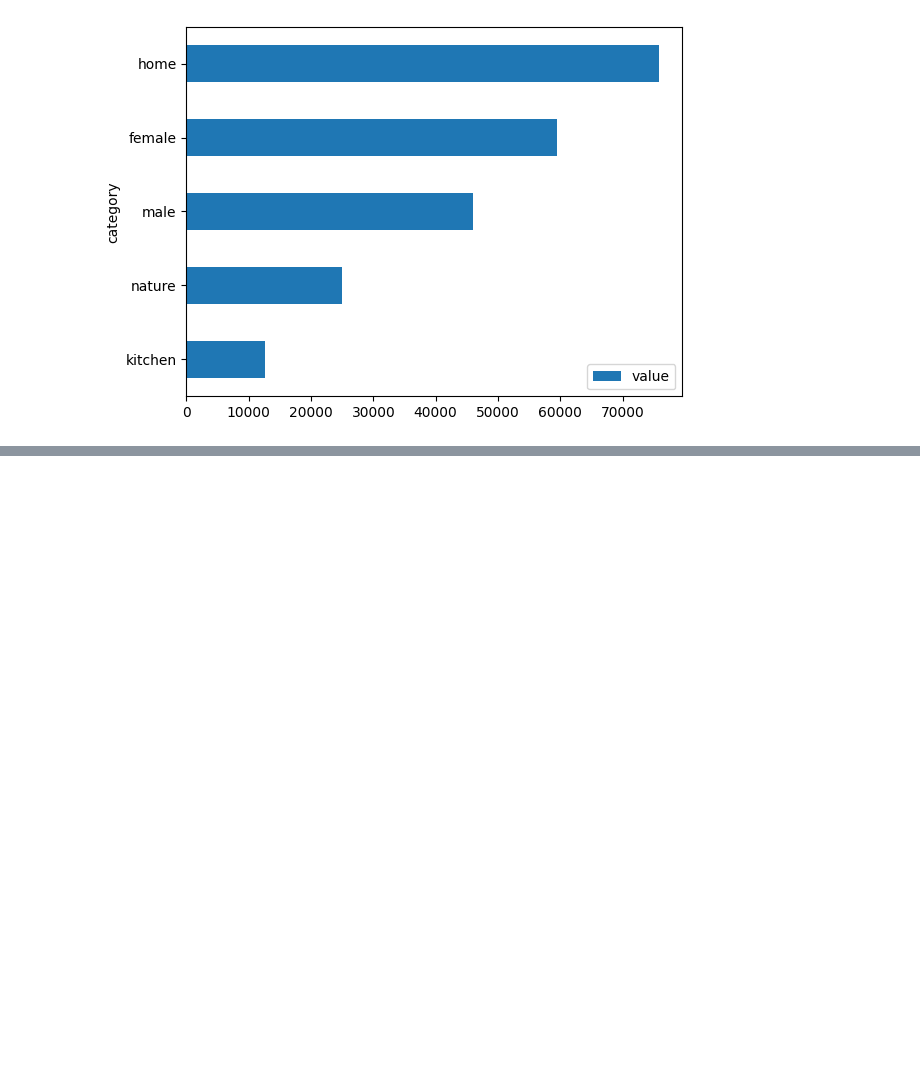
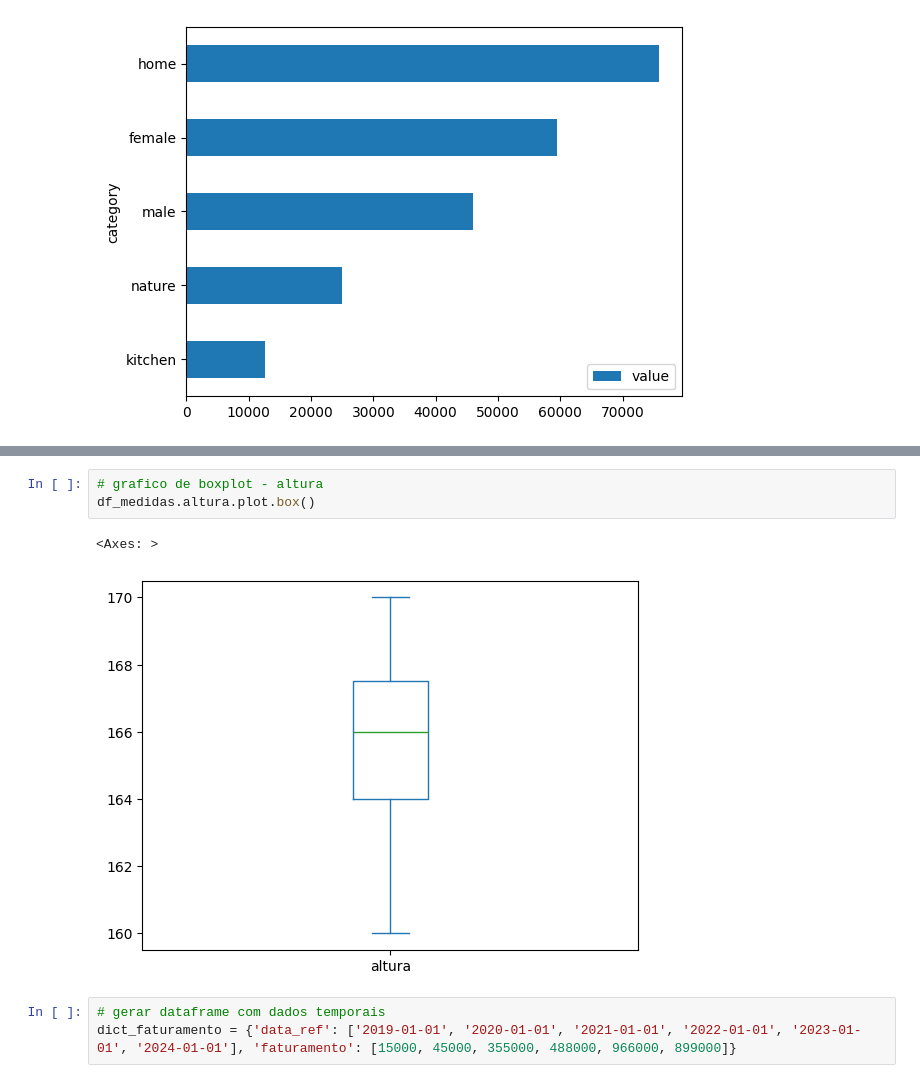
Before and after one commit to leomelegari/medidas-python-ai, a Jupyter notebook: estatistica_devs.ipynb, the cells around one changed output, grey strips where cells are left out. Saved outputs shown, nothing was run; the diff lists cells and outputs as text; blank space fills up the shorter version.

```diff
--- a/estatistica_devs.ipynb
+++ b/estatistica_devs.ipynb
@@ -212,0 +225,9 @@ df_vendas.sort_values('value', ascending=True).plot.barh(x='category', y='value'
+# %%
+# grafico de boxplot - altura
+df_medidas.altura.plot.box()
+# %% [output]
+<Axes: >
+[figure, added]
+# %%
+# gerar dataframe com dados temporais
+dict_faturamento = {'data_ref': ['2019-01-01', '2020-01-01', '2021-01-01', '2022-01-01', '2023-01-01', '2024-01-01'], 'faturamento': [15000, 45000, 355000, 488000, 966000, 899000]}
```
Also changed, not shown: parts of 9 cells of this notebook.
